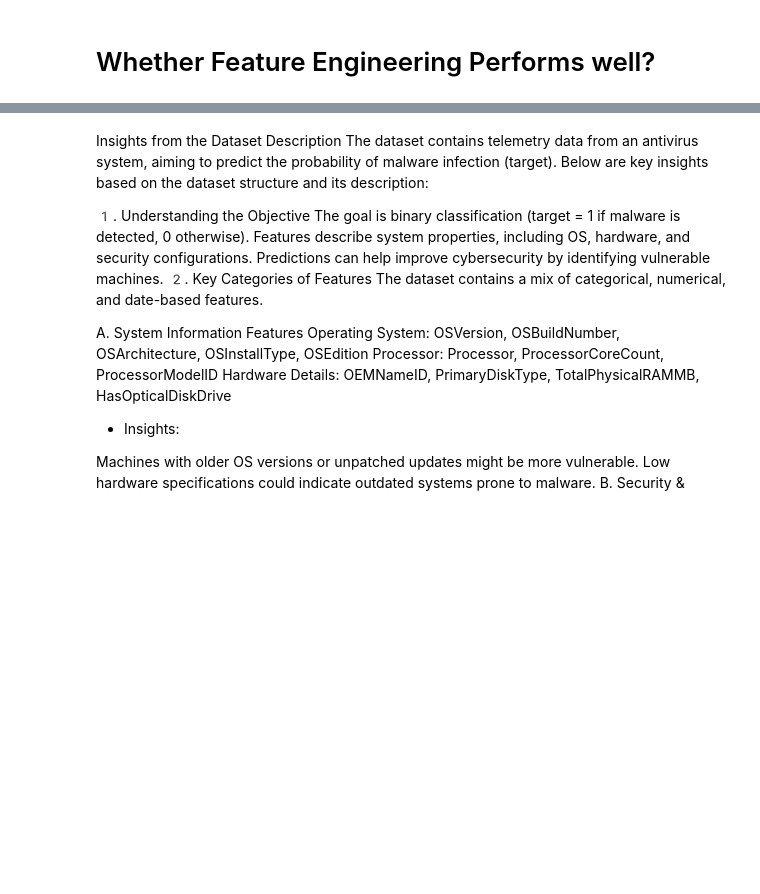
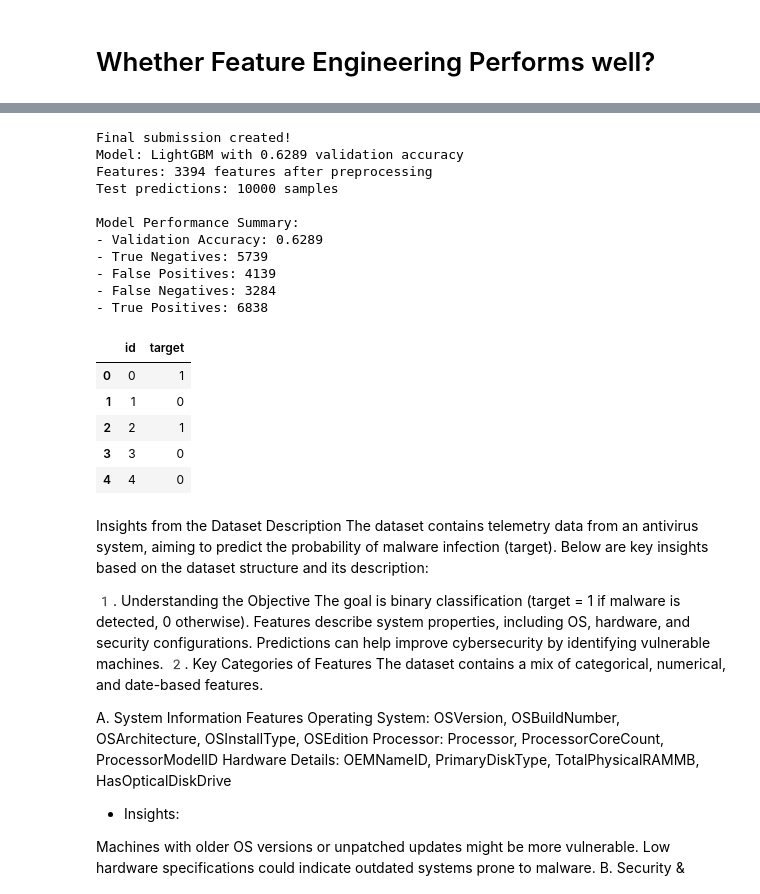
Before and after one commit to iitmstudent-2021/System-Threat-Forecaster-Machine-Learning-Practice-Project, a Jupyter notebook: 21f2001203-notebook-t12025 (1).ipynb, the cells around one changed output, grey strips where cells are left out. Drawn from its saved outputs; the diff is of its cells as text; code cells hidden in the pictures; blank space fills up the shorter version.

```diff
--- a/21f2001203-notebook-t12025 (1).ipynb
+++ b/21f2001203-notebook-t12025 (1).ipynb
@@ -1271,19 +1272,19 @@ dtype: float64
 # 7.3 SGD Classifier
 # %%
 
-# sgd_model = SGDClassifier(loss="log_loss", penalty="l2", max_iter=1000, tol=1e-3, random_state=42)
-# sgd_model.fit(X_train_transformed, y_train)
+sgd_model = SGDClassifier(loss="log_loss", penalty="l2", max_iter=1000, tol=1e-3, random_state=42)
+sgd_model.fit(X_train_transformed, y_train)
 
-# y_pred_validation_sgd = sgd_model.predict(X_validation_transformed)
-# validation_accuracy_sgd = accuracy_score(y_validation, y_pred_validation_sgd)
+y_pred_validation_sgd = sgd_model.predict(X_validation_transformed)
+validation_accuracy_sgd = accuracy_score(y_validation, y_pred_validation_sgd)
 
-# print(f"SGDClassifier Validation Accuracy: {validation_accuracy_sgd:.4f}")
-# y_pred_test_sgd = sgd_model.predict(X_test_transformed)
+print(f"SGDClassifier Validation Accuracy: {validation_accuracy_sgd:.4f}")
+y_pred_test_sgd = sgd_model.predict(X_test_transformed)
 
-# submission = pd.DataFrame({"id": range(0, X_test.shape[0]), "target": y_pred_test_sgd})
-# submission.to_csv("submission.csv", index=False)
-# print("Test predictions saved as 'submission.csv'.")
+submission = pd.DataFrame({"id": range(0, X_test.shape[0]), "target": y_pred_test_sgd})
+submission.to_csv("submission.csv", index=False)
+print("Test predictions saved as 'submission.csv'.")
 
 
-# # SGDClassifier Validation Accuracy: 0.6010
-# # Test predictions saved as 'submission.csv'.
+# SGDClassifier Validation Accuracy: 0.6010
+# Test predictions saved as 'submission.csv'.
@@ -1632,3 +1824,42 @@ And if memory is not enough, you can set `force_col_wise=true`.
+# %%
+# Generate final predictions for test set
+X_test_clean = preprocess_pipeline.transform(X_test)
+y_pred_test_final = lgb_model.predict(X_test_clean)
+
+# Create final submission
+submission = pd.DataFrame({"id": range(0, X_test.shape[0]), "target": y_pred_test_final})
+submission.to_csv("submission.csv", index=False)
+
+print("Final submission created!")
+print(f"Model: LightGBM with {validation_accuracy_lgb:.4f} validation accuracy")
+print(f"Features: {X_train_clean.shape[1]} features after preprocessing")
+print(f"Test predictions: {len(y_pred_test_final)} samples")
+print("\nModel Performance Summary:")
+print(f"- Validation Accuracy: {validation_accuracy_lgb:.4f}")
+print(f"- True Negatives: {cm[0,0]}")
+print(f"- False Positives: {cm[0,1]}")
+print(f"- False Negatives: {cm[1,0]}")
+print(f"- True Positives: {cm[1,1]}")
+
+submission.head()
+# %% [output]
+Final submission created!
+Model: LightGBM with 0.6289 validation accuracy
+Features: 3394 features after preprocessing
+Test predictions: 10000 samples
+
+Model Performance Summary:
+- Validation Accuracy: 0.6289
+- True Negatives: 5739
+- False Positives: 4139
+- False Negatives: 3284
+- True Positives: 6838
+|  | id | target |
+| 0 | 0 | 1 |
+| 1 | 1 | 0 |
+| 2 | 2 | 1 |
+| 3 | 3 | 0 |
+| 4 | 4 | 0 |
 # %% [markdown]
 Insights from the Dataset Description
 The dataset contains telemetry data from an antivirus system, aiming to predict the probability of malware infection (target). Below are key insights based on the dataset structure and its description:
```
Also changed, not shown: parts of 24 cells of this notebook, 2 other files.
